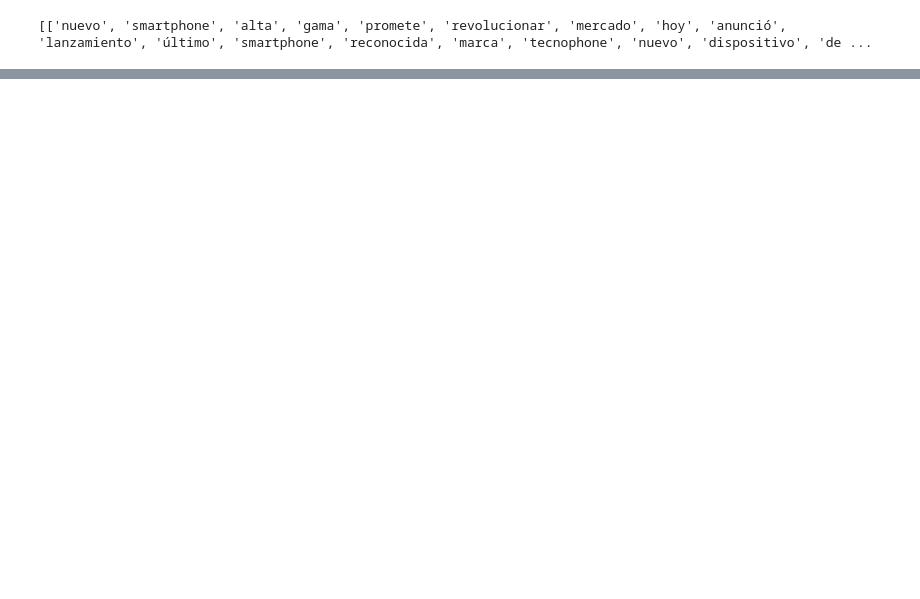
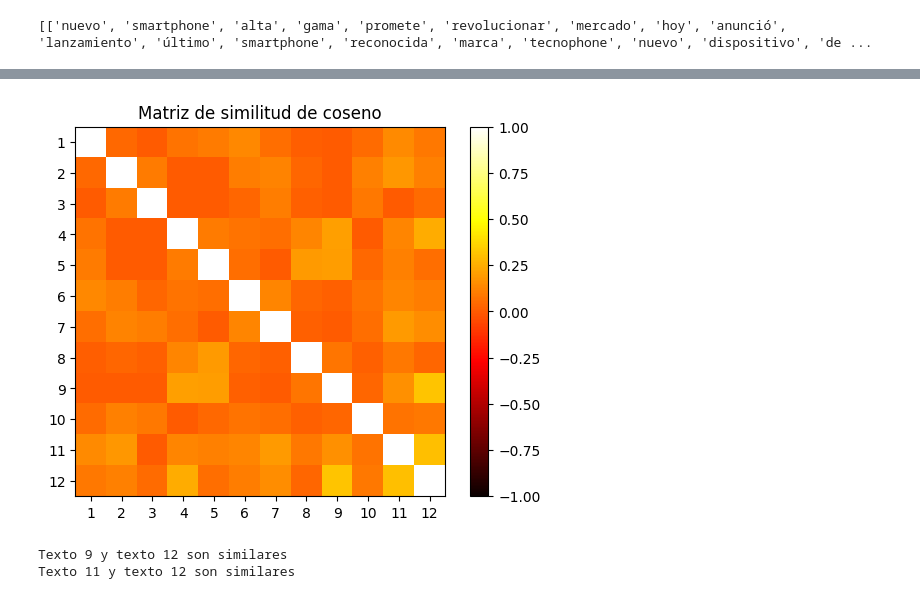
Before and after one commit to Davidgrcdz/PLN-Practicas, a Jupyter notebook: Practica_BOW.ipynb, the cells around one changed output, grey strips where cells are left out. Drawn from its saved outputs; the diff is of its cells as text; code cells hidden in the pictures; blank space fills up the shorter version.

Commit message:
Similitud del coseno y matriz de similitud

```diff
--- a/Practica_BOW.ipynb
+++ b/Practica_BOW.ipynb
@@ -133,0 +133,14 @@ Vectorizado: [0, 0, 0, 1, 0, 2, 0, 0, 0, 0, 0, 1, 0, 0, 0, 1, 1, 0, 0, 0, 0, 0,
+# %%
+import torch
+
+tensor = torch.tensor(vectorized_text)
+tensor = tensor.float()
+
+comparacion = torch.zeros(len(tensor), len(tensor))
+
+for i in range(len(tensor)):
+    for j in range(len(tensor)):
+        cosine = torch.cosine_similarity(tensor[i], tensor[j], dim=0, eps=1e-8)
+        comparacion[i][j] = cosine
+
+print(comparacion)
@@ -133,0 +165,20 @@ Vectorizado: [0, 0, 0, 1, 0, 2, 0, 0, 0, 0, 0, 1, 0, 0, 0, 1, 1, 0, 0, 0, 0, 0,
+# %%
+import matplotlib.pyplot as plt
+
+plt.imshow(comparacion, cmap='hot', interpolation='nearest', vmin=-1, vmax=1)
+plt.title("Matriz de similitud de coseno")
+plt.xticks(ticks=range(len(tensor)), labels=range(1, len(tensor) + 1))
+plt.yticks(ticks=range(len(tensor)), labels=range(1, len(tensor) + 1))
+plt.colorbar()
+plt.show()
+# %% [output]
+[figure, added]
+# %%
+for i in range(len(comparacion)):
+    for j in range(len(comparacion)):
+        if comparacion[i][j] > 0.3 and i != j:
+            if i < j:
+                print(f"Texto {i + 1} y texto {j + 1} son similares")
+# %% [output]
+Texto 9 y texto 12 son similares
+Texto 11 y texto 12 son similares
```
Also changed, not shown: parts of 12 cells of this notebook.
